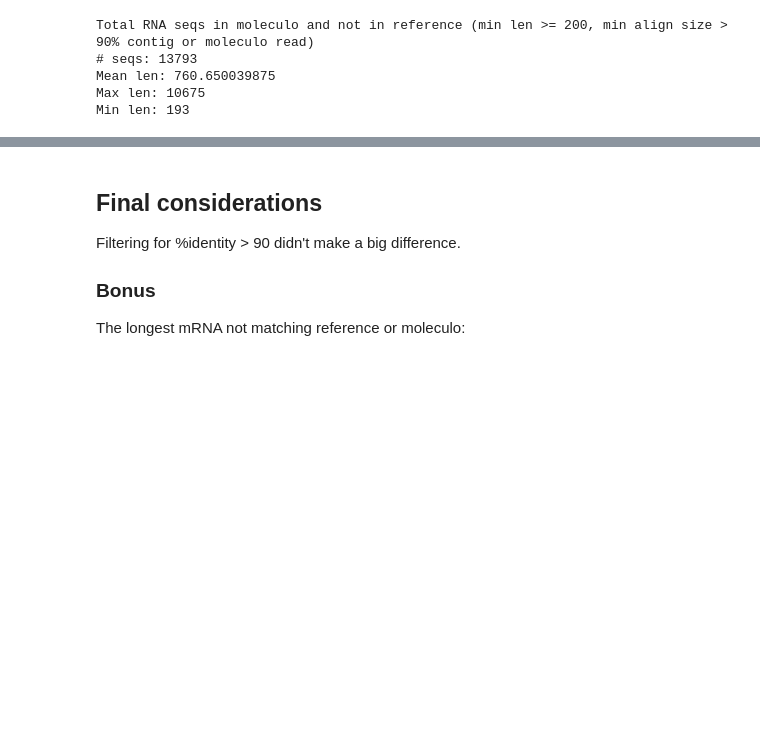
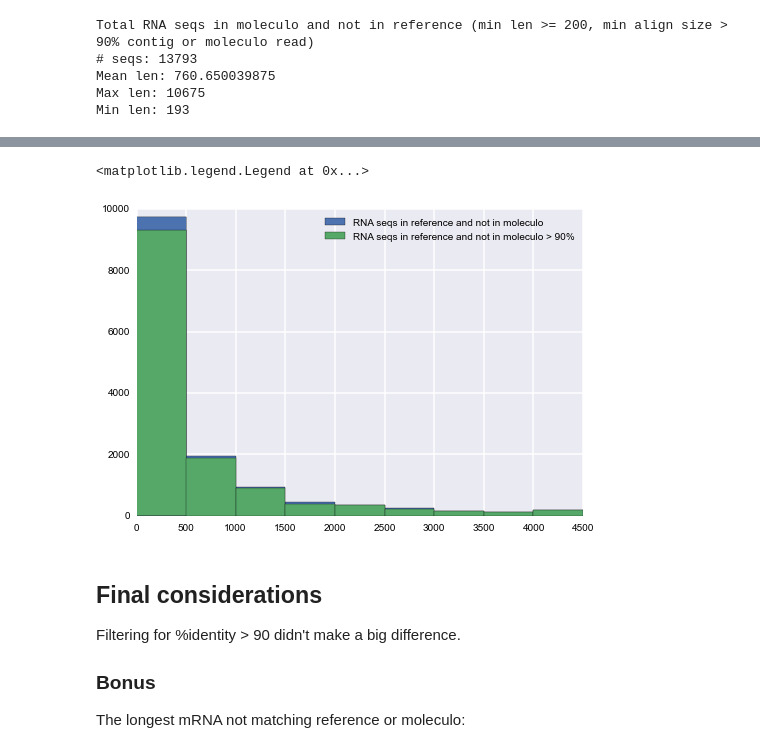
Before and after one commit to luizirber/galGal, a Jupyter notebook: notebooks/rna_mol_ref.ipynb, the cells around one changed output, grey strips where cells are left out. Saved outputs shown, nothing was run; the diff lists cells and outputs as text; code cells hidden in the pictures; blank space fills up the shorter version.

```diff
--- a/notebooks/rna_mol_ref.ipynb
+++ b/notebooks/rna_mol_ref.ipynb
@@ -219,3 +281,10 @@ plt.legend()
+# %%
+lens_only_rna_mol.hist(bins=range(0, 5000, 500), label='RNA seqs in reference and not in moleculo')
+lens_only_rna_mol_90.hist(bins=range(0, 5000, 500), label='RNA seqs in reference and not in moleculo > 90%')
+plt.legend()
+# %% [output]
+<matplotlib.legend.Legend at 0x...>
+[figure, added]
 # %% [markdown]
 ## Final considerations
 
```
Also changed, not shown: parts of 20 cells of this notebook.
